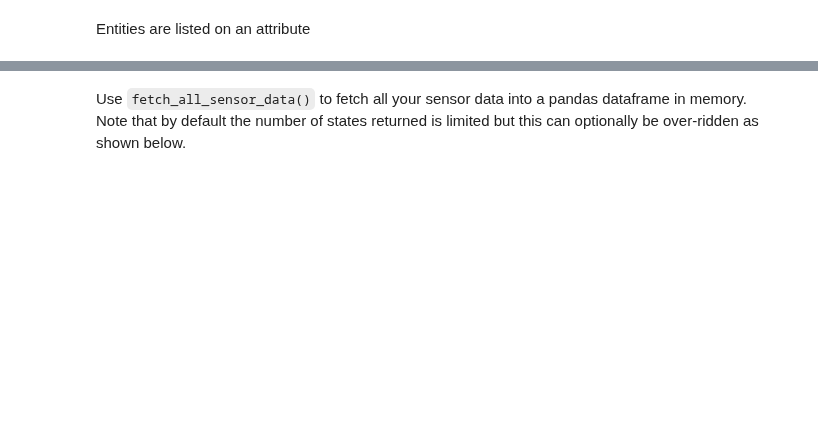
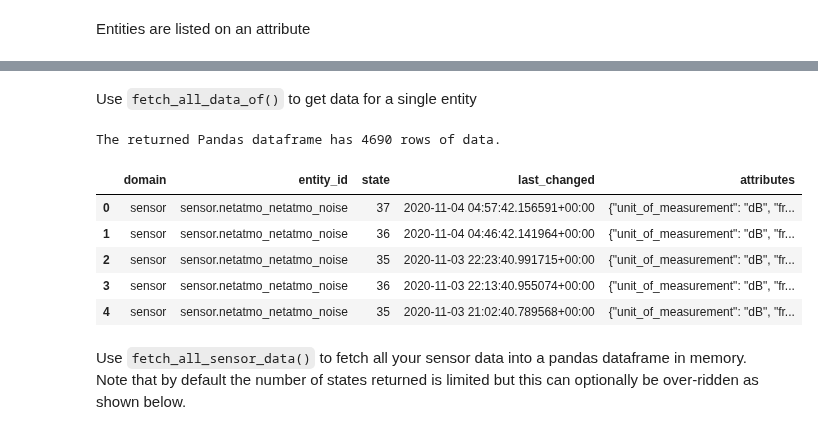
Before and after one commit to robmarkcole/HASS-data-detective, a Jupyter notebook: notebooks/Getting started with detective.ipynb, the cells around one changed output, grey strips where cells are left out. Drawn from its saved outputs; the diff is of its cells as text; code cells hidden in the pictures; blank space fills up the shorter version.

Commit message:
Bump pandas and version

```diff
--- a/notebooks/Getting started with detective.ipynb
+++ b/notebooks/Getting started with detective.ipynb
@@ -36,3 +38,18 @@ db.entities[:10]
+# %% [markdown]
+Use `fetch_all_data_of()` to get data for a single entity
+# %%
+df1 = db.fetch_all_data_of(('sensor.netatmo_netatmo_noise',))
+# %% [output]
+The returned Pandas dataframe has 4690 rows of data.
+# %%
+df1.head()
+# %% [output]
+|  | domain | entity_id | state | last_changed | attributes |
+| 0 | sensor | sensor.netatmo_netatmo_noise | 37 | 2020-11-04 04:57:42.156591+00:00 | {"unit_of_measurement": "dB", "fr... |
+| 1 | sensor | sensor.netatmo_netatmo_noise | 36 | 2020-11-04 04:46:42.141964+00:00 | {"unit_of_measurement": "dB", "fr... |
+| 2 | sensor | sensor.netatmo_netatmo_noise | 35 | 2020-11-03 22:23:40.991715+00:00 | {"unit_of_measurement": "dB", "fr... |
+| 3 | sensor | sensor.netatmo_netatmo_noise | 36 | 2020-11-03 22:13:40.955074+00:00 | {"unit_of_measurement": "dB", "fr... |
+| 4 | sensor | sensor.netatmo_netatmo_noise | 35 | 2020-11-03 21:02:40.789568+00:00 | {"unit_of_measurement": "dB", "fr... |
 # %% [markdown]
 Use `fetch_all_sensor_data()` to fetch all your sensor data into a pandas dataframe in memory. Note that by default the number of states returned is limited but this can optionally be over-ridden as shown below.
 # %%
```
Also changed, not shown: parts of 11 cells of this notebook, 4 other files.
